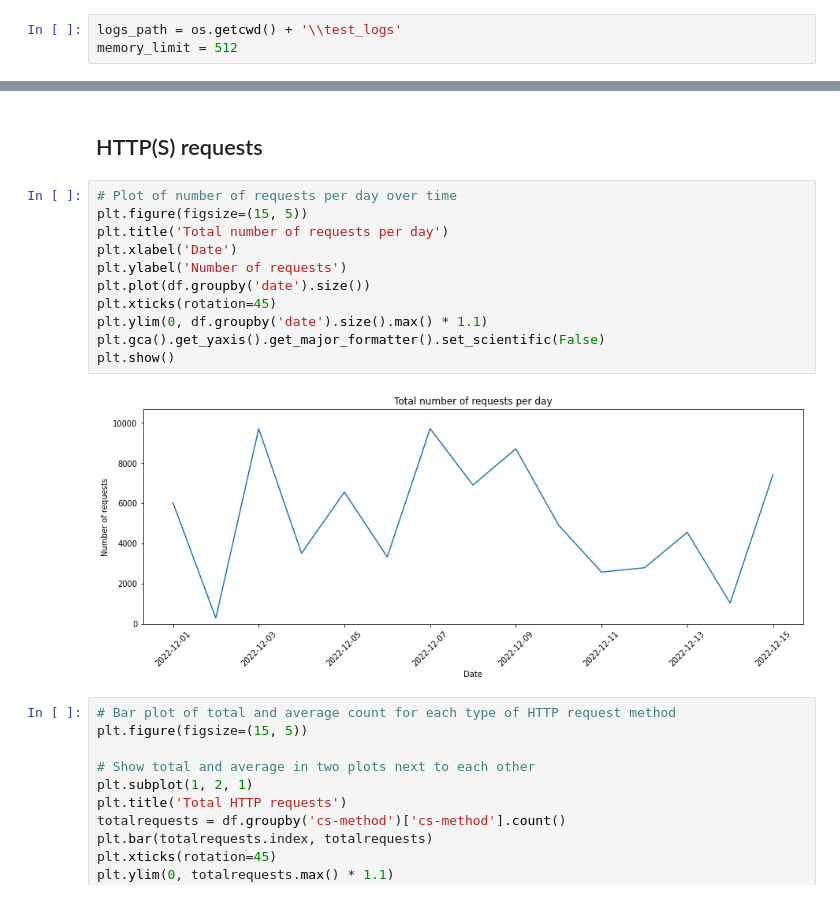
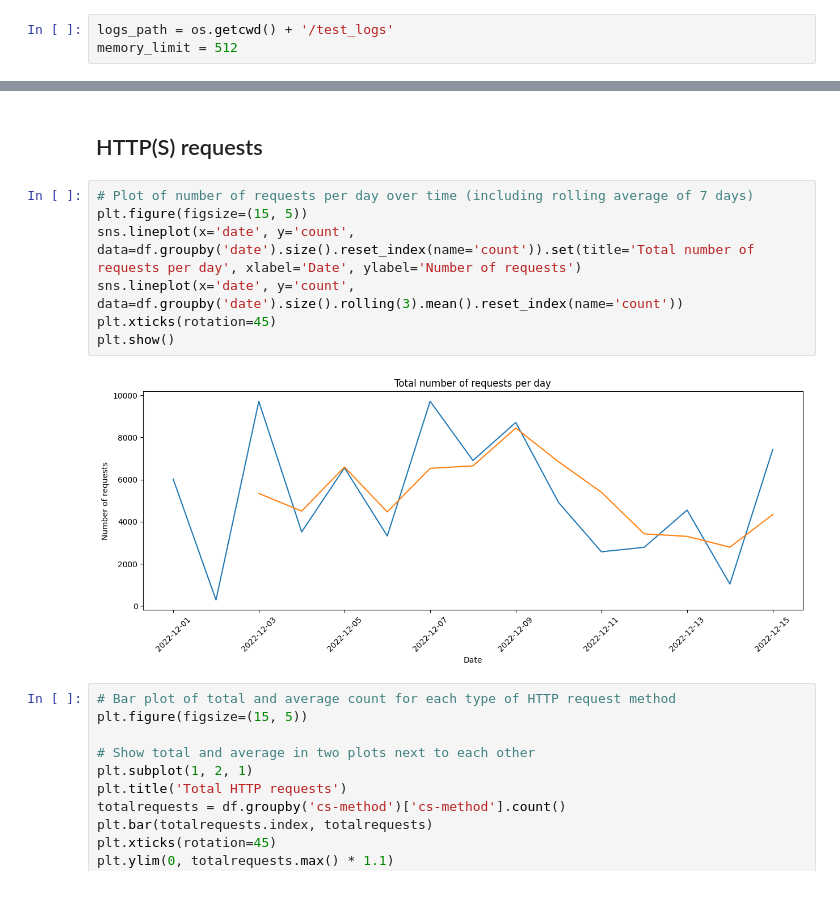
Before and after one commit to samuelskottenborg/W3C-IIS-log-analysis, a Jupyter notebook: W3C IIS log analysis.ipynb, the cells around one changed output, grey strips where cells are left out. Saved outputs shown, nothing was run; the diff lists cells and outputs as text.

Commit message:
Changed graphs to Seaborn. Added rolling average. Removed unneccesary import. More testdata.

```diff
--- a/W3C IIS log analysis.ipynb
+++ b/W3C IIS log analysis.ipynb
@@ -27,7 +26,7 @@ Change these variables to match your environment and needs
 - logs_path - Path to the IIS log file folder
 - memory_limit - Loads newest->oldest log files until memory_limit is reached (in MB)
 # %%
-logs_path = os.getcwd() + '\\test_logs'
+logs_path = os.getcwd() + '/test_logs'
 memory_limit = 512
 # %% [markdown]
 # Preparation and data loading
@@ -121,18 +120,14 @@ Found 15 columns
 # %% [markdown]
 ## HTTP(S) requests
 # %%
-# Plot of number of requests per day over time
+# Plot of number of requests per day over time (including rolling average of 7 days)
 plt.figure(figsize=(15, 5))
-plt.title('Total number of requests per day')
-plt.xlabel('Date')
-plt.ylabel('Number of requests')
-plt.plot(df.groupby('date').size())
+sns.lineplot(x='date', y='count', data=df.groupby('date').size().reset_index(name='count')).set(title='Total number of requests per day', xlabel='Date', ylabel='Number of requests')
+sns.lineplot(x='date', y='count', data=df.groupby('date').size().rolling(3).mean().reset_index(name='count'))
 plt.xticks(rotation=45)
-plt.ylim(0, df.groupby('date').size().max() * 1.1)
-plt.gca().get_yaxis().get_major_formatter().set_scientific(False)
 plt.show()
 # %% [output]
-[figure, old version]
+[figure, new version]
 # %%
 # Bar plot of total and average count for each type of HTTP request method
 plt.figure(figsize=(15, 5))
```
Also changed, not shown: parts of 2 cells of this notebook, 33 other files.
